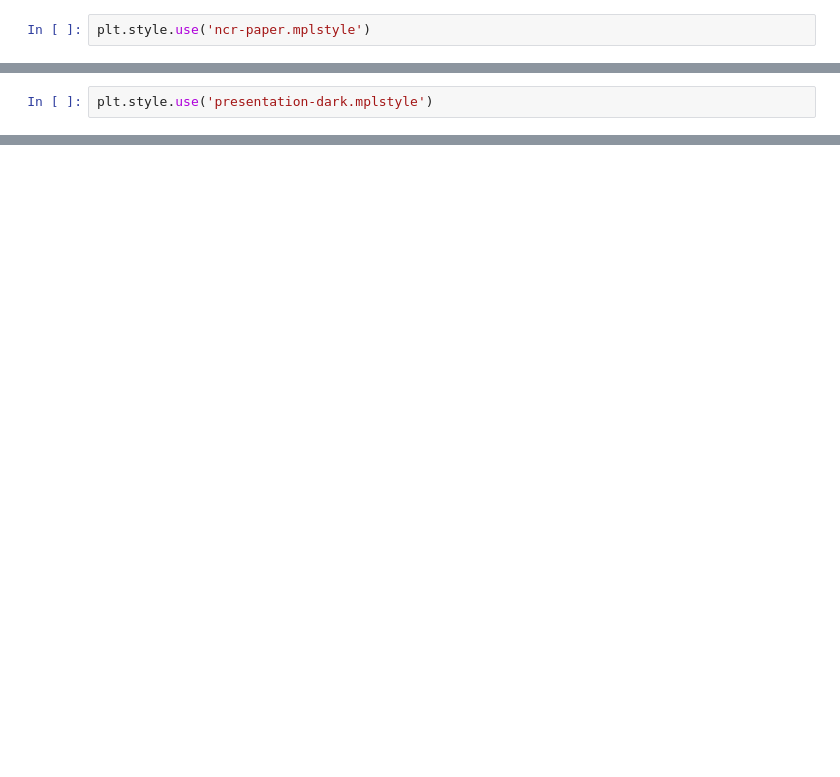
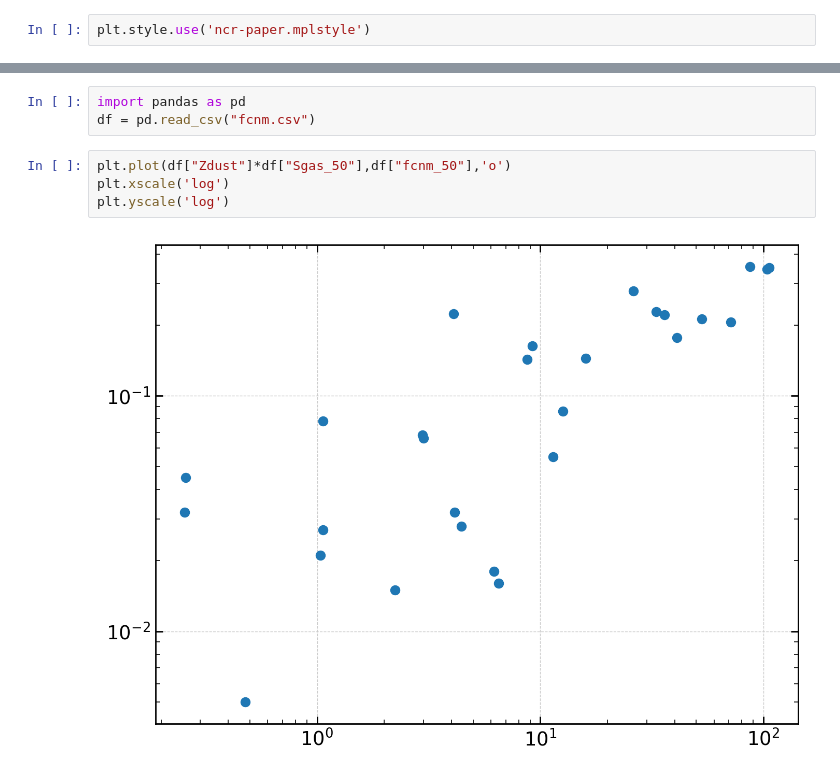
Before and after one commit to changgoo/TIGRESS-NCR-lowZ, a Jupyter notebook: notebook/10-filling-factors.ipynb, the cells around one changed output, grey strips where cells are left out. Cells and saved outputs as stored; diff of their text form; blank space fills up the shorter version.

Commit message:
Added fcnm

```diff
--- a/notebook/10-filling-factors.ipynb
+++ b/notebook/10-filling-factors.ipynb
@@ -268,2 +15,0 @@ for gr in ['R8','LGR4']:
-# %%
-plt.style.use('presentation-dark.mplstyle')
@@ -370,0 +111,9 @@ for mg in ['R8','LGR4']:
+# %%
+import pandas as pd
+df = pd.read_csv("fcnm.csv")
+# %%
+plt.plot(df["Zdust"]*df["Sgas_50"],df["fcnm_50"],'o')
+plt.xscale('log')
+plt.yscale('log')
+# %% [output]
+[figure, added]
```
Also changed, not shown: parts of 38 cells of this notebook, 1 other file.
